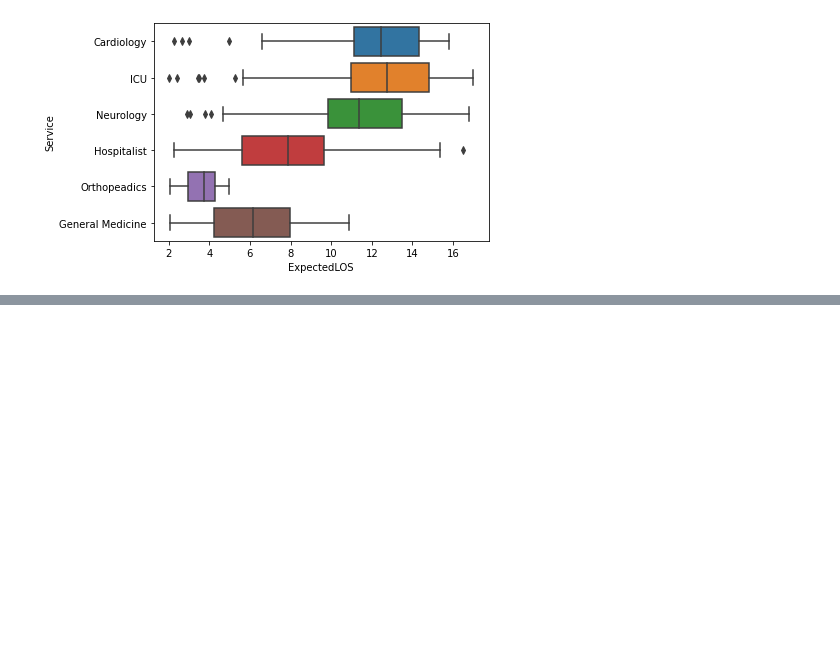
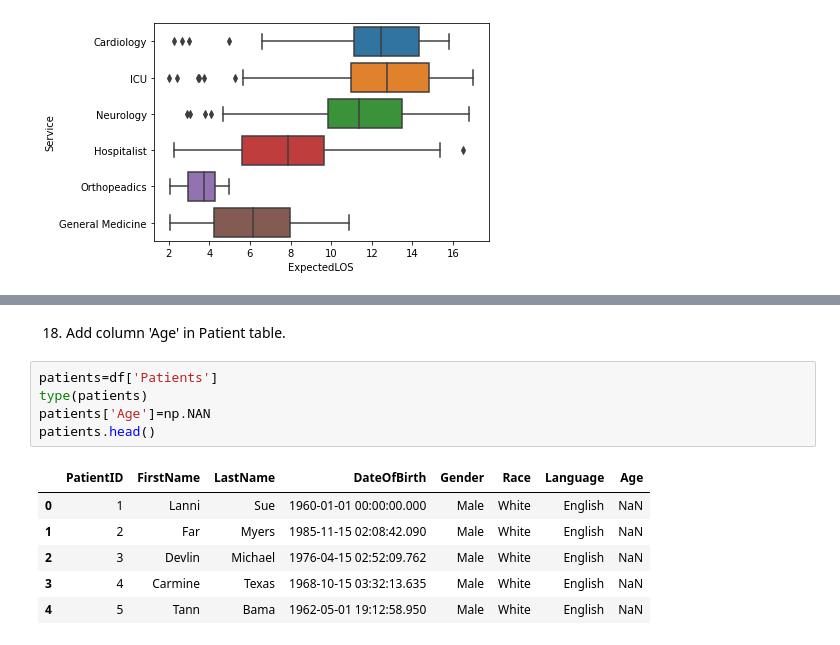
Before and after one commit to PoovithaJayaprakash/Mighty-Pythons, a Jupyter notebook: Mighty-Pythons.ipynb, the cells around one changed output, grey strips where cells are left out. Saved outputs shown, nothing was run; the diff lists cells and outputs as text; blank space fills up the shorter version.

```diff
--- a/Mighty-Pythons.ipynb
+++ b/Mighty-Pythons.ipynb
@@ -78,0 +124,14 @@ sns.boxplot(x=dataDischarges.ExpectedLOS,y=dataDischarges.Service)
+# %% [markdown]
+18. Add column 'Age' in Patient table.
+# %%
+patients=df['Patients']
+type(patients)
+patients['Age']=np.NAN
+patients.head()
+# %% [output]
+|  | PatientID | FirstName | LastName | DateOfBirth | Gender | Race | Language | Age |
+| 0 | 1 | Lanni | Sue | 1960-01-01 00:00:00.000 | Male | White | English | NaN |
+| 1 | 2 | Far | Myers | 1985-11-15 02:08:42.090 | Male | White | English | NaN |
+| 2 | 3 | Devlin | Michael | 1976-04-15 02:52:09.762 | Male | White | English | NaN |
+| 3 | 4 | Carmine | Texas | 1968-10-15 03:32:13.635 | Male | White | English | NaN |
+| 4 | 5 | Tann | Bama | 1962-05-01 19:12:58.950 | Male | White | English | NaN |
```
Also changed, not shown: parts of 25 cells of this notebook.
